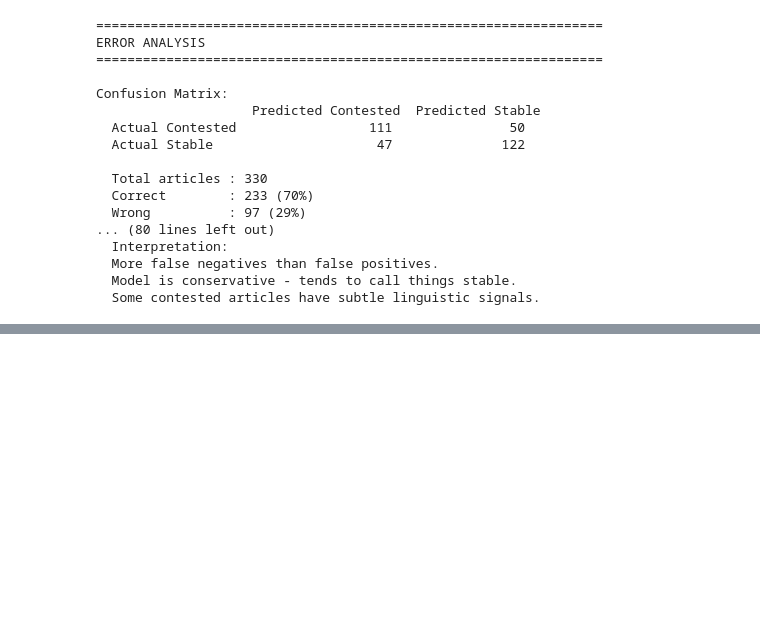
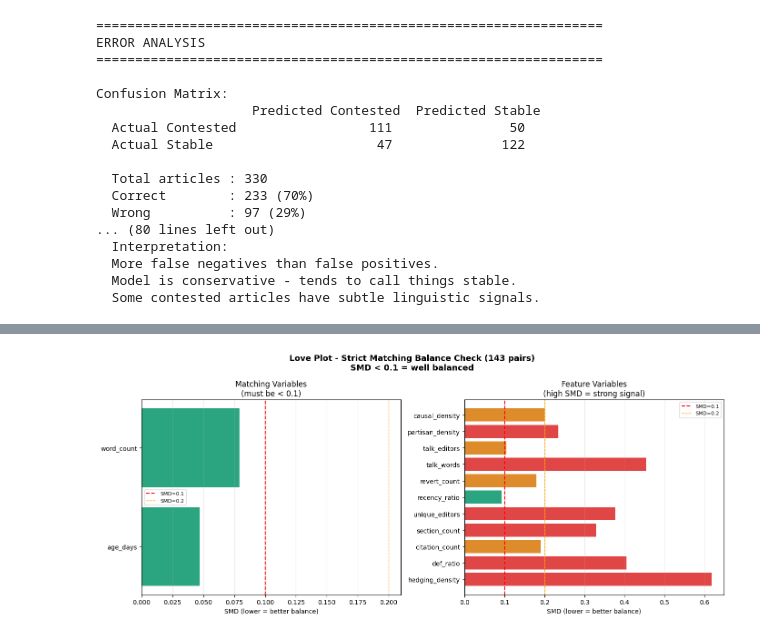
Before and after one commit to maoyuqing50-code/Wiki-Linguistic-Analysis, a Jupyter notebook: Wikipedia_EN_data_collection.ipynb, the cells around one changed output, grey strips where cells are left out. Drawn from its saved outputs; the diff is of its cells as text; code cells hidden in the pictures; blank space fills up the shorter version.

```diff
--- a/Wikipedia_EN_data_collection.ipynb
+++ b/Wikipedia_EN_data_collection.ipynb
@@ -1356,0 +1546,8 @@ Confusion Matrix:
+# %%
+import json
+
+# Save strict pairs
+with open("final_pairs_en_strict.json", "w", encoding="utf-8") as f:
+    json.dump(pairs_strict, f, ensure_ascii=False, indent=2)
+
+print(f"Saved {len(pairs_strict)} strict pairs to final_pairs_en_strict.json")
@@ -1356,0 +1600,91 @@ Confusion Matrix:
+# %%
+import json
+import numpy as np
+import matplotlib.pyplot as plt
+
+# Load strict pairs and get titles
+with open("final_pairs_en_strict.json", encoding="utf-8") as f:
+    pairs_strict = json.load(f)
+
+strict_titles = set()
+for p in pairs_strict:
+    strict_titles.add(p["contested"]["title"])
+    strict_titles.add(p["stable"]["title"])
+
+# Filter feature matrix to strict pairs only
+df_strict = df[df["title"].isin(strict_titles)].copy()
+print(f"Articles: {len(df_strict)} | Contested: {(df_strict.label==0).sum()} | Stable: {(df_strict.label==1).sum()}")
+
+c_df = df_strict[df_strict.label == 0]
+s_df = df_strict[df_strict.label == 1]
+
+def compute_smd(c_vals, s_vals):
+    mean_diff = c_vals.mean() - s_vals.mean()
+    pooled_std = np.sqrt((c_vals.std()**2 + s_vals.std()**2) / 2)
+    return abs(mean_diff / pooled_std) if pooled_std > 0 else 0
+
+skip_cols = ["label","title","label_name","topic",
+             "topic_specific","lang","trends_avg"]
+numeric_cols = [c for c in df_strict.columns
+                if c not in skip_cols
+                and df_strict[c].dtype in ["float64","int64"]]
+
+MATCHING_VARS = ["word_count","age_days"]
+
+smd_results = []
+print(f"\n{'Variable':<28} {'SMD':>8}  {'Status':<8}  Type")
+print("-"*60)
+
+for col in numeric_cols:
+    cv_ = c_df[col].dropna()
+    sv_ = s_df[col].dropna()
+    if len(cv_)<5 or len(sv_)<5: continue
+    smd    = compute_smd(cv_, sv_)
+    status = "GOOD" if smd<0.1 else ("OK" if smd<0.2 else "POOR")
+    vtype  = "MATCHING" if col in MATCHING_VARS else "FEATURE"
+    print(f"  {col:<26} {smd:>8.4f}  {status:<8}  {vtype}")
+    smd_results.append({"variable":col,"smd":smd,
+                        "status":status,"type":vtype})
+
+# Love plot
+match_res   = [r for r in smd_results if r["type"]=="MATCHING"]
+feature_res = [r for r in smd_results if r["type"]=="FEATURE"]
+
+fig, axes = plt.subplots(1, 2, figsize=(14,6))
+fig.suptitle("Love Plot - Strict Matching Balance Check (143 pairs)\nSMD < 0.1 = well balanced",
+             fontsize=13, fontweight="bold")
+
+for ax, results, title in zip(
+    axes,
+    [match_res, feature_res],
+    ["Matching Variables\n(must be < 0.1)",
+     "Feature Variables\n(high SMD = strong signal)"]
+):
+    if not results: continue
+    vars_   = [r["variable"] for r in results]
+    smds_   = [r["smd"]      for r in results]
+    colors_ = ["#059669" if s<0.1 else
+               "#D97706" if s<0.2 else
+               "#DC2626" for s in smds_]
+    ax.barh(vars_, smds_, color=colors_, alpha=0.85)
+    ax.axvline(0.1, color="red", linestyle="--",
+               linewidth=1.5, label="SMD=0.1")
+    ax.axvline(0.2, color="orange", linestyle="--",
+               linewidth=1, label="SMD=0.2")
+    ax.set_xlabel("SMD (lower = better balance)")
+    ax.set_title(title)
+    ax.legend(fontsize=8)
+    ax.grid(axis="x", alpha=0.3)
+
+plt.tight_layout()
+plt.savefig("final_love_plot_en_strict.png", dpi=150, bbox_inches="tight")
+plt.show()
+
+# Summary
+print(f"\nMatching variables (must be < 0.1):")
+for r in match_res:
+    print(f"  {r['variable']:<26} SMD={r['smd']:.4f}  {r['status']}")
+print(f"\nTop feature SMDs (high = strong signal):")
+for r in sorted(feature_res, key=lambda x: x["smd"], reverse=True)[:5]:
+    print(f"  {r['variable']:<26} SMD={r['smd']:.4f}")
+# %% [output]
@@ -1356,0 +1708 @@ Confusion Matrix:
+[figure, added]
```
Also changed, not shown: parts of 7 cells of this notebook.
